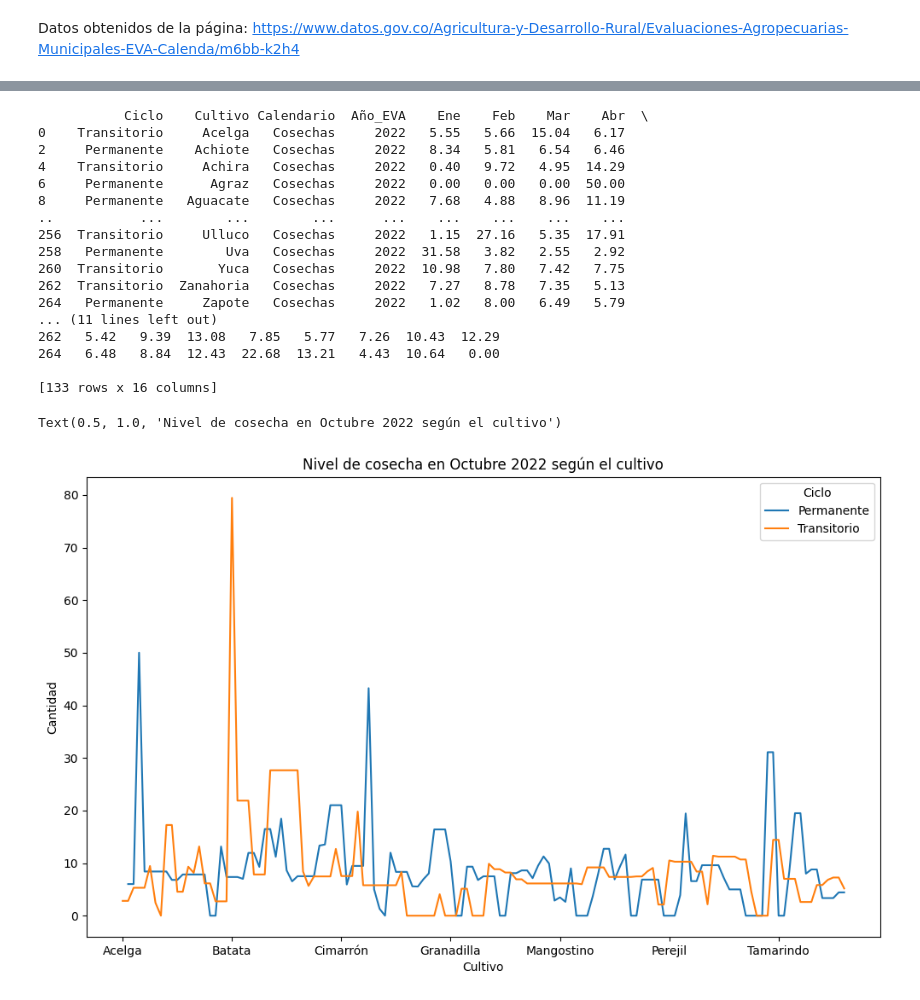
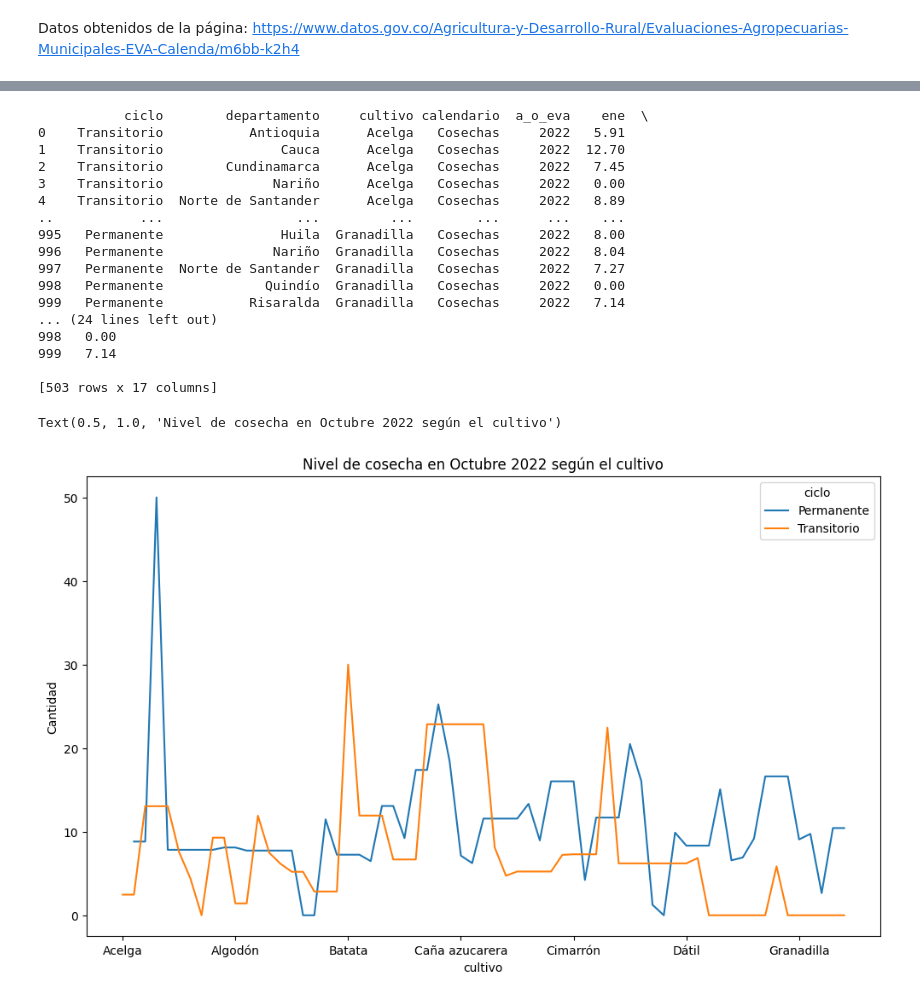
Before and after one commit to kellysolanomt/MetNumUN2024I, a Jupyter notebook: Lab2/ksolanoc_Lab2.ipynb, the cells around one changed output, grey strips where cells are left out. Saved outputs shown, nothing was run; the diff lists cells and outputs as text; code cells hidden in the pictures.

```diff
--- a/Lab2/ksolanoc_Lab2.ipynb
+++ b/Lab2/ksolanoc_Lab2.ipynb
@@ -1848,6 +1848,6 @@ ax.set_xticklabels(ax.get_xticklabels(), rotation=45);
 # %% [markdown]
 ### Análisis de datos de datos.gov.co
 # %%
-datos_eva_agro = pd.read_csv('Ev_Agropecuarias_Municipales___EVA._Calendario_Nacional_de_Siembras_y_Cosechas_20240217.csv')
+datos_eva_agro = pd.read_csv('https://www.datos.gov.co/resource/m6bb-k2h4.csv')
 datos_eva_agro.head()
 # %% [output]
@@ -1882,6 +1883,6 @@ dtype: object
 # %%
 datos_f = pd.DataFrame(datos_eva_agro)
 # %%
-cosechas = datos_eva_agro[datos_eva_agro.Calendario == 'Cosechas']
+cosechas = datos_eva_agro[datos_eva_agro.calendario == 'Cosechas']
 display(cosechas)
 # %% [output]
@@ -1903,30 +1904,30 @@ import matplotlib.pyplot as plt
 cosechas_df = pd.DataFrame(cosechas)
 print(cosechas_df)
 # %% [output]
-           Ciclo    Cultivo Calendario  Año_EVA    Ene    Feb    Mar    Abr  \
-0    Transitorio     Acelga   Cosechas     2022   5.55   5.66  15.04   6.17
-2     Permanente    Achiote   Cosechas     2022   8.34   5.81   6.54   6.46
-4    Transitorio     Achira   Cosechas     2022   0.40   9.72   4.95  14.29
-6     Permanente      Agraz   Cosechas     2022   0.00   0.00   0.00  50.00
-8     Permanente   Aguacate   Cosechas     2022   7.68   4.88   8.96  11.19
-..           ...        ...        ...      ...    ...    ...    ...    ...
-256  Transitorio     Ulluco   Cosechas     2022   1.15  27.16   5.35  17.91
-258   Permanente        Uva   Cosechas     2022  31.58   3.82   2.55   2.92
-260  Transitorio       Yuca   Cosechas     2022  10.98   7.80   7.42   7.75
-262  Transitorio  Zanahoria   Cosechas     2022   7.27   8.78   7.35   5.13
-264   Permanente     Zapote   Cosechas     2022   1.02   8.00   6.49   5.79
-... (11 lines left out)
-262   5.42   9.39  13.08   7.85   5.77   7.26  10.43  12.29
-264   6.48   8.84  12.43  22.68  13.21   4.43  10.64   0.00
+           ciclo        departamento     cultivo calendario  a_o_eva    ene  \
+0    Transitorio           Antioquia      Acelga   Cosechas     2022   5.91
+1    Transitorio               Cauca      Acelga   Cosechas     2022  12.70
+2    Transitorio        Cundinamarca      Acelga   Cosechas     2022   7.45
+3    Transitorio              Nariño      Acelga   Cosechas     2022   0.00
+4    Transitorio  Norte de Santander      Acelga   Cosechas     2022   8.89
+..           ...                 ...         ...        ...      ...    ...
+995   Permanente               Huila  Granadilla   Cosechas     2022   8.00
+996   Permanente              Nariño  Granadilla   Cosechas     2022   8.04
+997   Permanente  Norte de Santander  Granadilla   Cosechas     2022   7.27
+998   Permanente             Quindío  Granadilla   Cosechas     2022   0.00
+999   Permanente           Risaralda  Granadilla   Cosechas     2022   7.14
+... (24 lines left out)
+998   0.00
+999   7.14
 
-[133 rows x 16 columns]
+[503 rows x 17 columns]
 # %%
-cultivos_permanentes_cultivo = cosechas_df.groupby(['Cultivo', 'Ciclo'])['Oct'].mean().unstack().ffill().plot()
+cultivos_permanentes_cultivo = cosechas_df.groupby(['cultivo', 'ciclo'])['oct'].mean().unstack().ffill().plot()
 cultivos_permanentes_cultivo.set_ylabel('Cantidad')
 cultivos_permanentes_cultivo.set_title('Nivel de cosecha en Octubre 2022 según el cultivo')
 # sns.barplot(x=cultivos_permanentes_cultivo.index, y=cultivos_permanentes_cultivo.values)
 # cultivos_permanentes_cultivo
 # %% [output]
 Text(0.5, 1.0, 'Nivel de cosecha en Octubre 2022 según el cultivo')
-[figure, old version]
+[figure, new version]
 # %%
```
Also changed, not shown: parts of 6 cells of this notebook.
